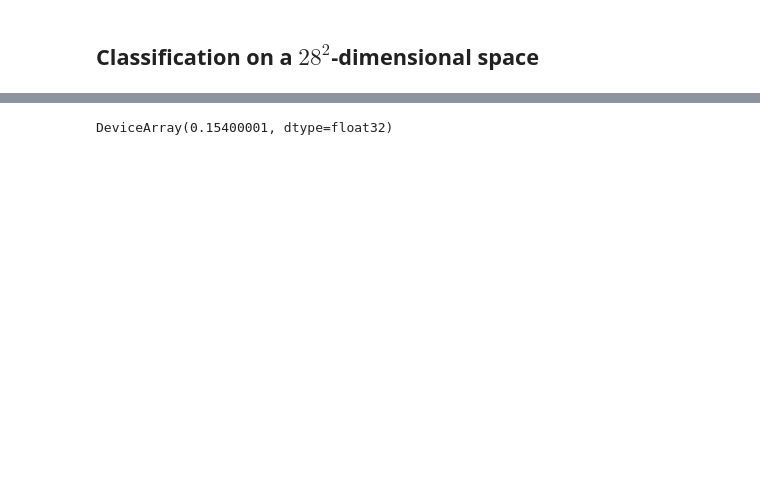
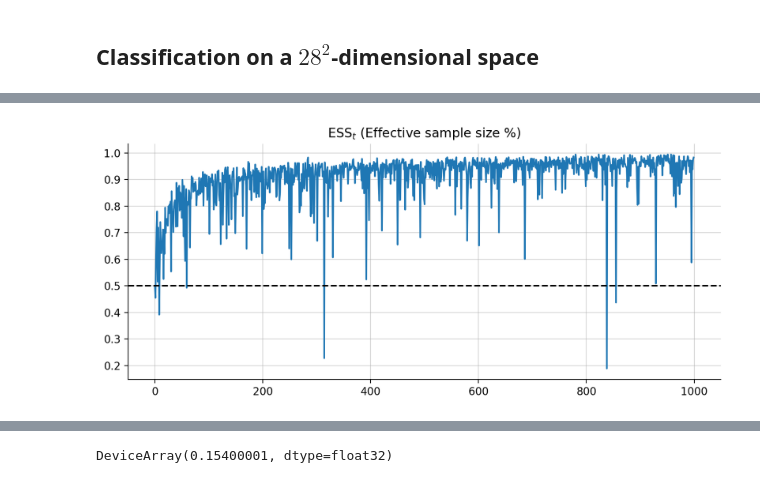
Before and after one commit to gerdm/bayes, a Jupyter notebook: smc-cnn-subspace.ipynb, the cells around one changed output, grey strips where cells are left out. Cells and saved outputs as stored; diff of their text form; code cells hidden in the pictures; blank space fills up the shorter version.

```diff
--- a/smc-cnn-subspace.ipynb
+++ b/smc-cnn-subspace.ipynb
@@ -310,3 +316,16 @@ tcmalloc: large alloc 12000002048 bytes == 0x55e540814000 @  0x7f9937ea2680 0x7f
+# %%
+# Effective sample size
+hist_weights = jnp.exp(hist["log_weights"] - jax.nn.logsumexp(hist["log_weights"], axis=-1, keepdims=True))
+ess_hist = 1 / (hist_weights ** 2).sum(axis=-1)
+ess_hist = ess_hist / n_particles
+
+fig, ax = plt.subplots(figsize=(10, 4))
+plt.plot(ess_hist)
+plt.grid(alpha=0.5)
+plt.axhline(y=0.5, c="black", linestyle="--")
+plt.title(r"ESS$_t$ (Effective sample size %)");
+# %% [output]
+[figure, added]
 # %%
 log_targets_hist = hist["log_target"]
 
```
Also changed, not shown: parts of 25 cells of this notebook.
